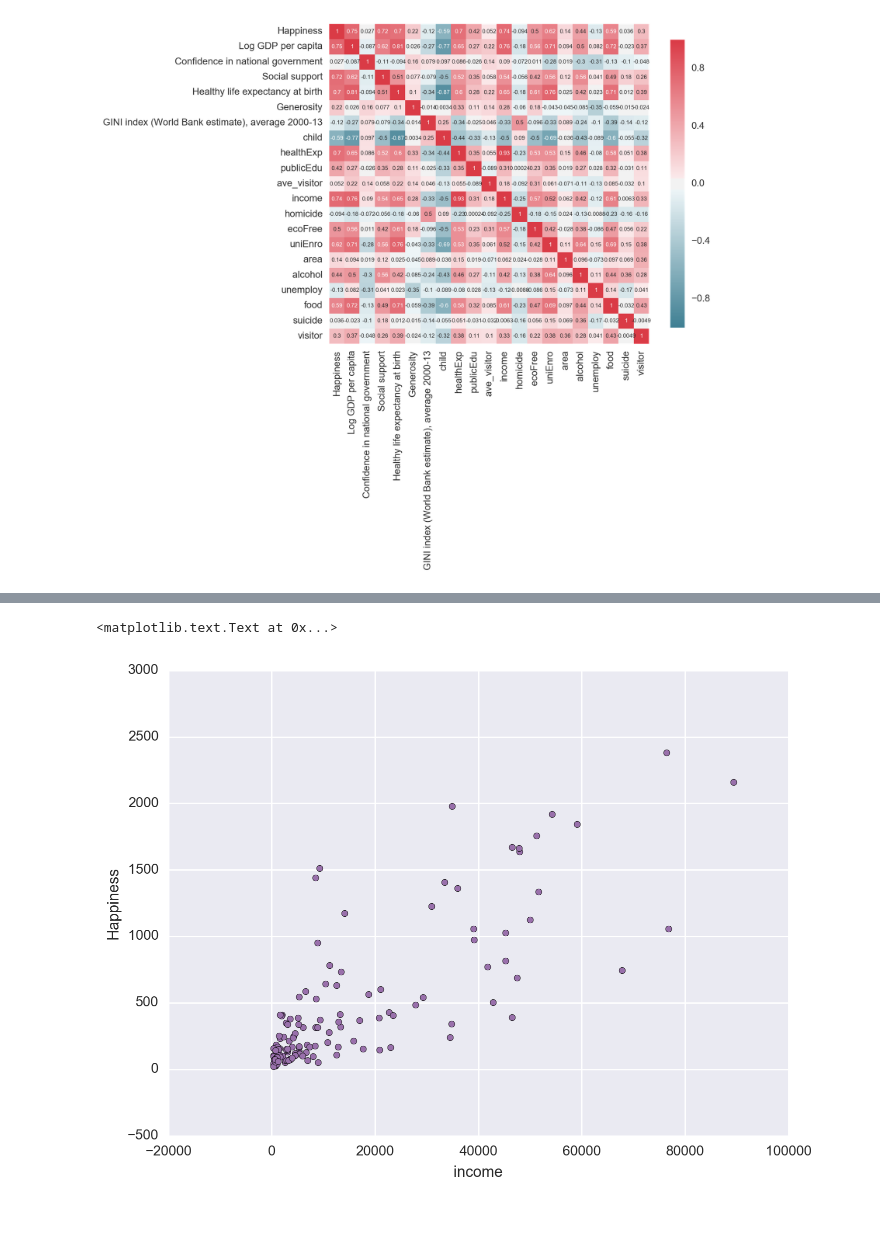
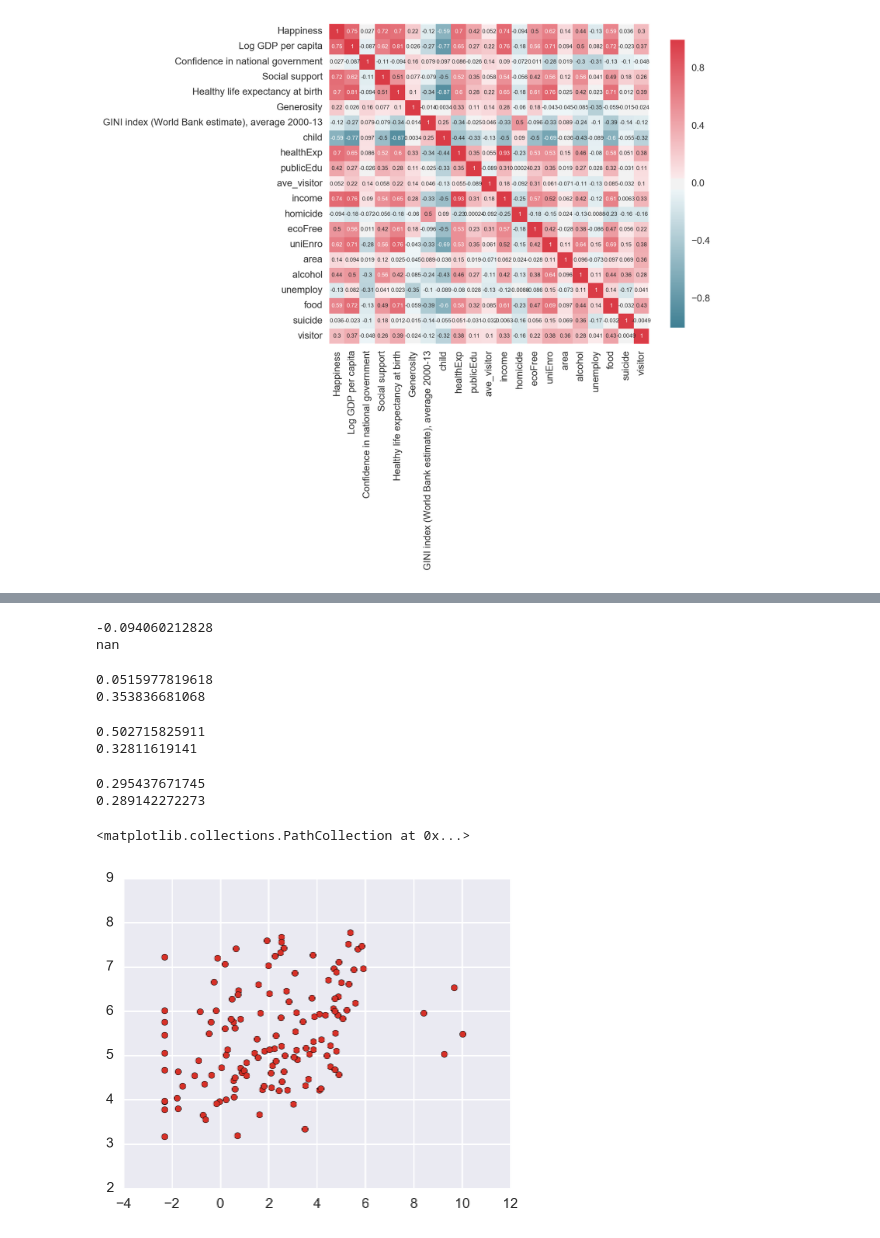
Before and after one commit to dangspin/SpringBoard_Projects, a Jupyter notebook: project_data/Feature_relation.ipynb, the cells around one changed output, grey strips where cells are left out. Cells and saved outputs as stored; diff of their text form; code cells hidden in the pictures.

```diff
--- a/project_data/Feature_relation.ipynb
+++ b/project_data/Feature_relation.ipynb
@@ -385,0 +421,3 @@ correlation = sns.heatmap(corr, cmap = cmap,square=True, cbar_kws={ 'shrink' : .
+# %%
+dff['log_child']=np.log(dff['child'])
+dff.drop('child',axis=1,inplace=True)
@@ -385,0 +430,3 @@ correlation = sns.heatmap(corr, cmap = cmap,square=True, cbar_kws={ 'shrink' : .
+# %%
+dff['log_healthExp']=np.log(dff['healthExp'])
+dff.drop('healthExp',axis=1,inplace=True)
@@ -386,8 +439,36 @@ correlation = sns.heatmap(corr, cmap = cmap,square=True, cbar_kws={ 'shrink' : .
+# %%
+dff['log_income']=np.log(dff['income'])
+dff.drop('income',axis=1,inplace=True)
+# %%
+print dff['Happiness'].corr(dff['homicide'])
+print dff['Happiness'].corr(np.log(dff['homicide']))
+# %% [output]
+-0.094060212828
+nan
+# %%
+print dff['Happiness'].corr(dff['ave_visitor'])
+print dff['Happiness'].corr(np.log(dff['ave_visitor']+0.1))
+# %% [output]
+0.0515977819618
+0.353836681068
+# %%
+dff['log_ave_visitor']=np.log(dff['ave_visitor']+0.1)
+dff.drop('ave_visitor',axis=1,inplace=True)
+# %%
+print dff['Happiness'].corr(dff['ecoFree'])
+print dff['Happiness'].corr(np.log(dff['ecoFree']))
+# %% [output]
+0.502715825911
+0.32811619141
+# %%
+print dff['Happiness'].corr(dff['visitor'])
+print dff['Happiness'].corr(np.log(dff['visitor']+1))
+# %% [output]
+0.295437671745
+0.289142272273
 # %%
-figure, ax = plt.subplots( figsize =( 8 , 6 ) )
-ax.scatter(dff[dff.columns.values[11]],np.exp(dff['Happiness']),c='#9970ab', marker="o")
-ax.set_ylabel('Happiness')
-ax.set_xlabel('income')
+fig,ax=plt.subplots(1,1,figsize=(5,4))
+ax.scatter(dff['log_ave_visitor'],dff['Happiness'],c='#d73027', marker="o")
 # %% [output]
-<matplotlib.text.Text at 0x...>
+<matplotlib.collections.PathCollection at 0x...>
-[figure, old version]
+[figure, new version]
```
Also changed, not shown: parts of 13 cells of this notebook.
